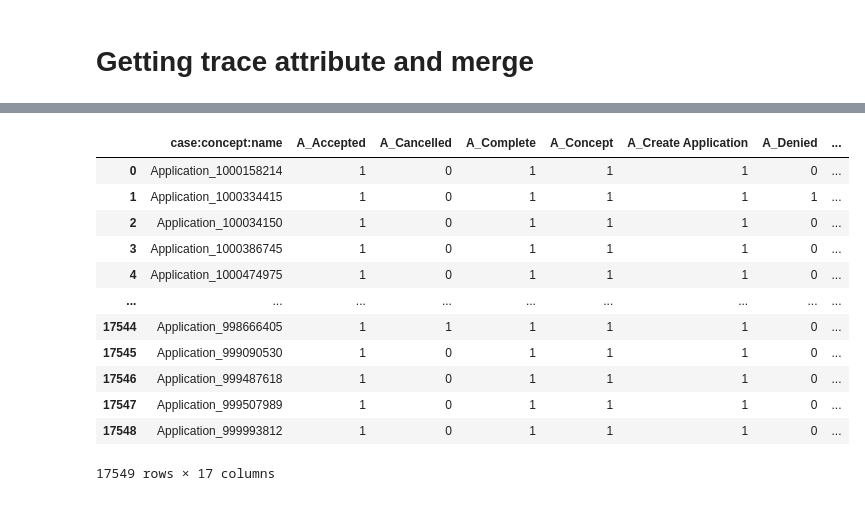
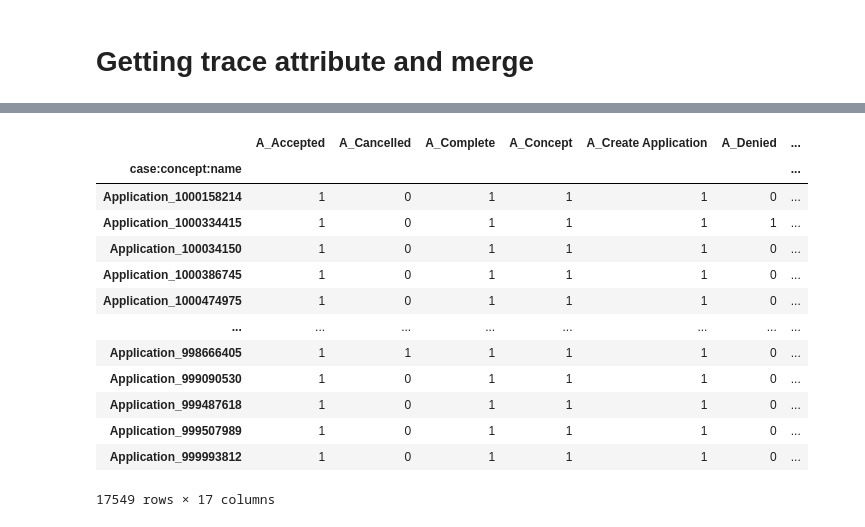
Before and after one commit to xuyou1999/APM_project_group8, a Jupyter notebook: encoding.ipynb, the cells around one changed output, grey strips where cells are left out. Saved outputs shown, nothing was run; the diff lists cells and outputs as text; code cells hidden in the pictures.

```diff
--- a/encoding.ipynb
+++ b/encoding.ipynb
@@ -110,6 +116,7 @@ case_attr_df = df.groupby('case:concept:name').agg({
     'case:LoanGoal': 'first',
     'case:RequestedAmount': 'first',
     'case:ApplicationType': 'first',
+    'time:timestamp': 'first',
     'Month': 'first',
     'Year': 'first',
     'label': 'first'
@@ -132,17 +139,19 @@ case_attr_df
 # %%
 merged_df = pd.merge(result, case_attr_df, on='case:concept:name', how='inner')
+merged_df = merged_df.set_index('case:concept:name')
 merged_df
 # %% [output]
-|  | case:concept:name | A_Accepted | A_Cancelled | A_Complete | A_Concept | A_Create Application | A_Denied | ... |
-| 0 | Application_1000158214 | 1 | 0 | 1 | 1 | 1 | 0 | ... |
-| 1 | Application_1000334415 | 1 | 0 | 1 | 1 | 1 | 1 | ... |
-| 2 | Application_100034150 | 1 | 0 | 1 | 1 | 1 | 0 | ... |
-| 3 | Application_1000386745 | 1 | 0 | 1 | 1 | 1 | 0 | ... |
-| 4 | Application_1000474975 | 1 | 0 | 1 | 1 | 1 | 0 | ... |
-| ... | ... | ... | ... | ... | ... | ... | ... | ... |
-| 17544 | Application_998666405 | 1 | 1 | 1 | 1 | 1 | 0 | ... |
-| 17545 | Application_999090530 | 1 | 0 | 1 | 1 | 1 | 0 | ... |
-| 17546 | Application_999487618 | 1 | 0 | 1 | 1 | 1 | 0 | ... |
-| 17547 | Application_999507989 | 1 | 0 | 1 | 1 | 1 | 0 | ... |
-| 17548 | Application_999993812 | 1 | 0 | 1 | 1 | 1 | 0 | ... |
+|  | A_Accepted | A_Cancelled | A_Complete | A_Concept | A_Create Application | A_Denied | ... |
+| case:concept:name |  |  |  |  |  |  | ... |
+| Application_1000158214 | 1 | 0 | 1 | 1 | 1 | 0 | ... |
+| Application_1000334415 | 1 | 0 | 1 | 1 | 1 | 1 | ... |
+| Application_100034150 | 1 | 0 | 1 | 1 | 1 | 0 | ... |
+| Application_1000386745 | 1 | 0 | 1 | 1 | 1 | 0 | ... |
+| Application_1000474975 | 1 | 0 | 1 | 1 | 1 | 0 | ... |
+| ... | ... | ... | ... | ... | ... | ... | ... |
+| Application_998666405 | 1 | 1 | 1 | 1 | 1 | 0 | ... |
+| Application_999090530 | 1 | 0 | 1 | 1 | 1 | 0 | ... |
+| Application_999487618 | 1 | 0 | 1 | 1 | 1 | 0 | ... |
+| Application_999507989 | 1 | 0 | 1 | 1 | 1 | 0 | ... |
+| Application_999993812 | 1 | 0 | 1 | 1 | 1 | 0 | ... |
 17549 rows × 17 columns
```
Also changed, not shown: parts of 26 cells of this notebook.
